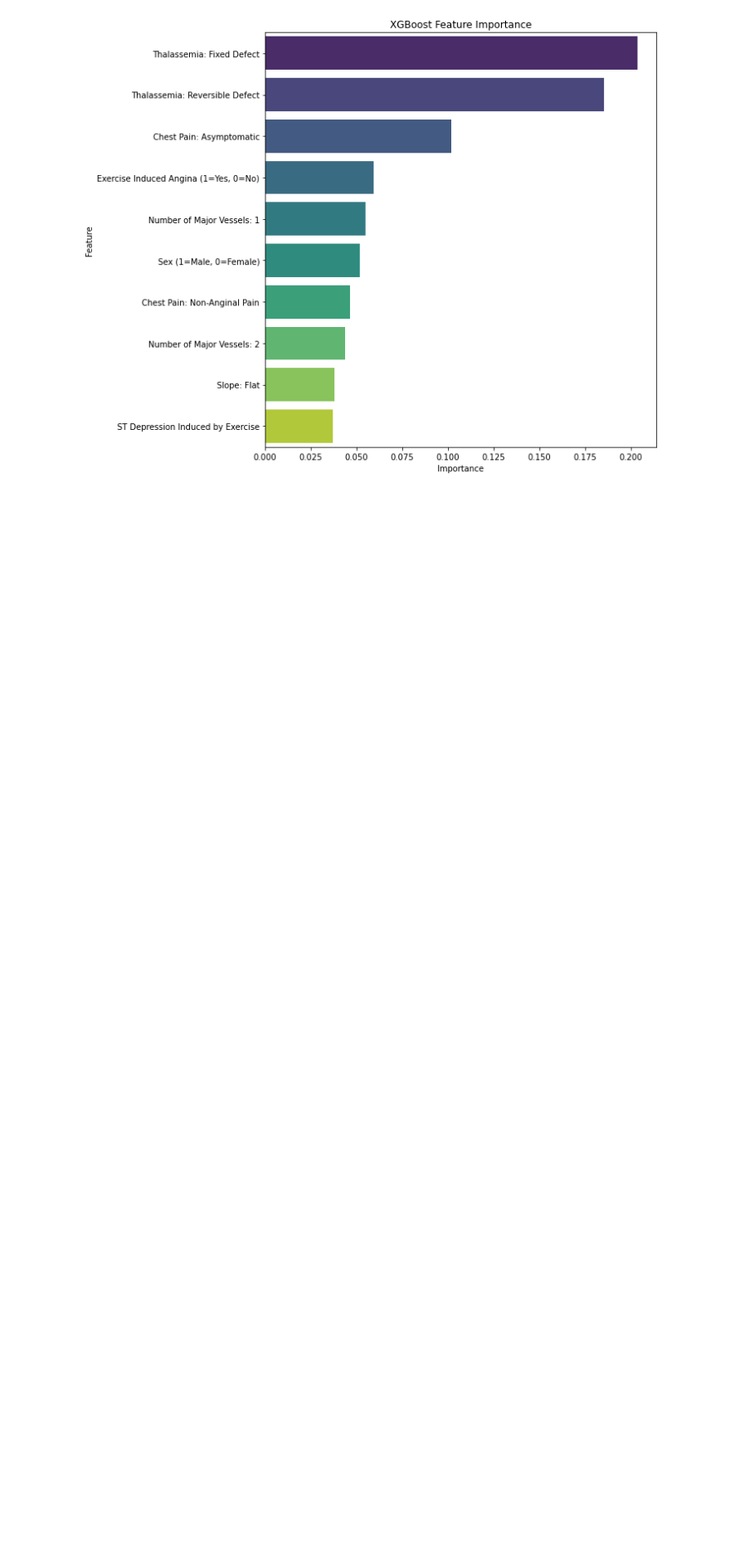
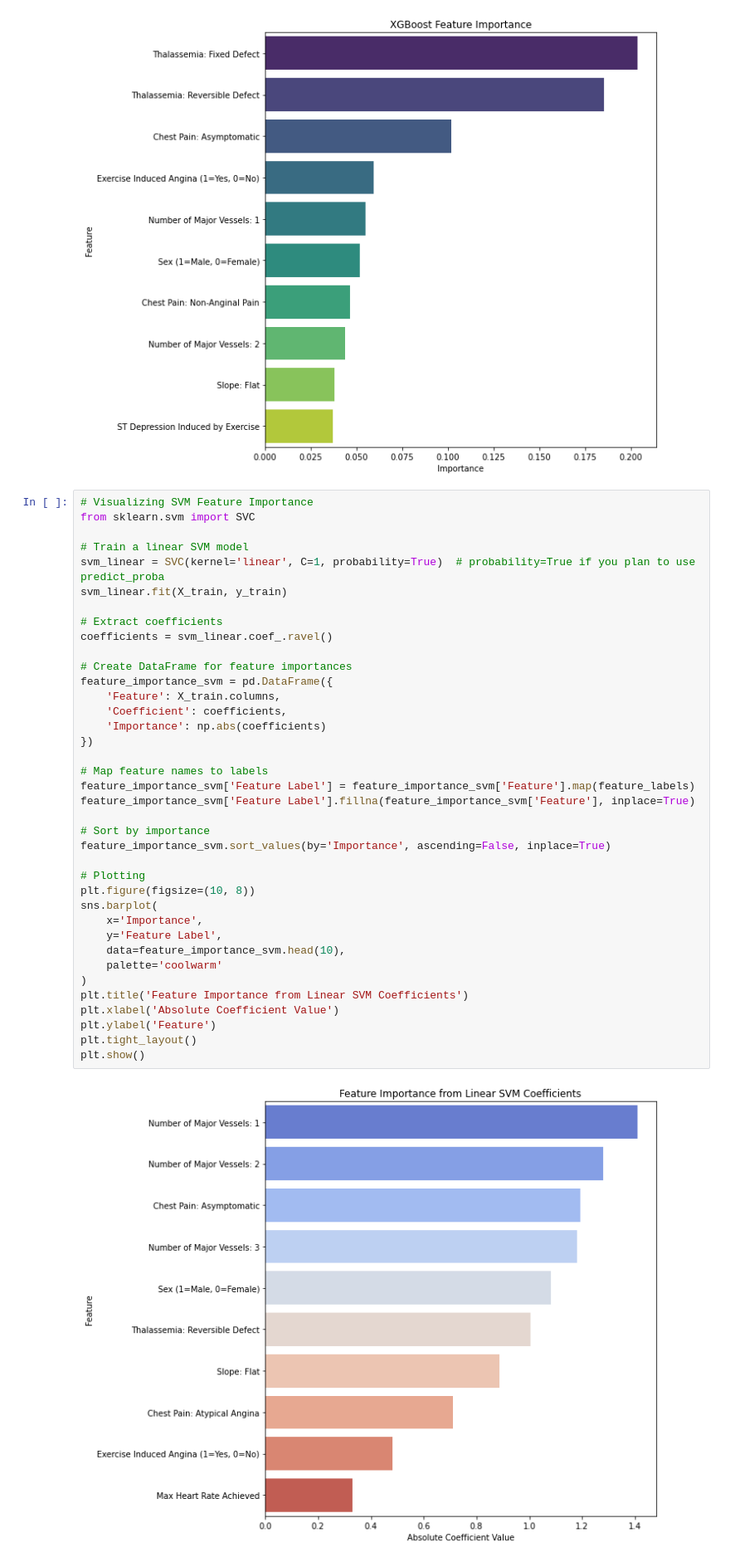
Before and after one commit to chenxi-liu233/24Fall_CSCI6806_Group10, a Jupyter notebook: models/Chenxi-SVM&XGBoost.ipynb, the cells around one changed output. Shown: that part at 83% size. Cells and saved outputs as stored; diff of their text form; blank space fills up the shorter version.

Commit message:
Visualizing SVM Feature Importance

```diff
--- a/models/Chenxi-SVM&XGBoost.ipynb
+++ b/models/Chenxi-SVM&XGBoost.ipynb
@@ -436,3 +436,43 @@ plt.tight_layout()
 plt.show()
 # %% [output]
 [figure]
+# %%
+# Visualizing SVM Feature Importance
+from sklearn.svm import SVC
+
+# Train a linear SVM model
+svm_linear = SVC(kernel='linear', C=1, probability=True)  # probability=True if you plan to use predict_proba
+svm_linear.fit(X_train, y_train)
+
+# Extract coefficients
+coefficients = svm_linear.coef_.ravel()
+
+# Create DataFrame for feature importances
+feature_importance_svm = pd.DataFrame({
+    'Feature': X_train.columns,
+    'Coefficient': coefficients,
+    'Importance': np.abs(coefficients)
+})
+
+# Map feature names to labels
+feature_importance_svm['Feature Label'] = feature_importance_svm['Feature'].map(feature_labels)
+feature_importance_svm['Feature Label'].fillna(feature_importance_svm['Feature'], inplace=True)
+
+# Sort by importance
+feature_importance_svm.sort_values(by='Importance', ascending=False, inplace=True)
+
+# Plotting
+plt.figure(figsize=(10, 8))
+sns.barplot(
+    x='Importance',
+    y='Feature Label',
+    data=feature_importance_svm.head(10),
+    palette='coolwarm'
+)
+plt.title('Feature Importance from Linear SVM Coefficients')
+plt.xlabel('Absolute Coefficient Value')
+plt.ylabel('Feature')
+plt.tight_layout()
+plt.show()
+# %% [output]
+[figure, added]
```
